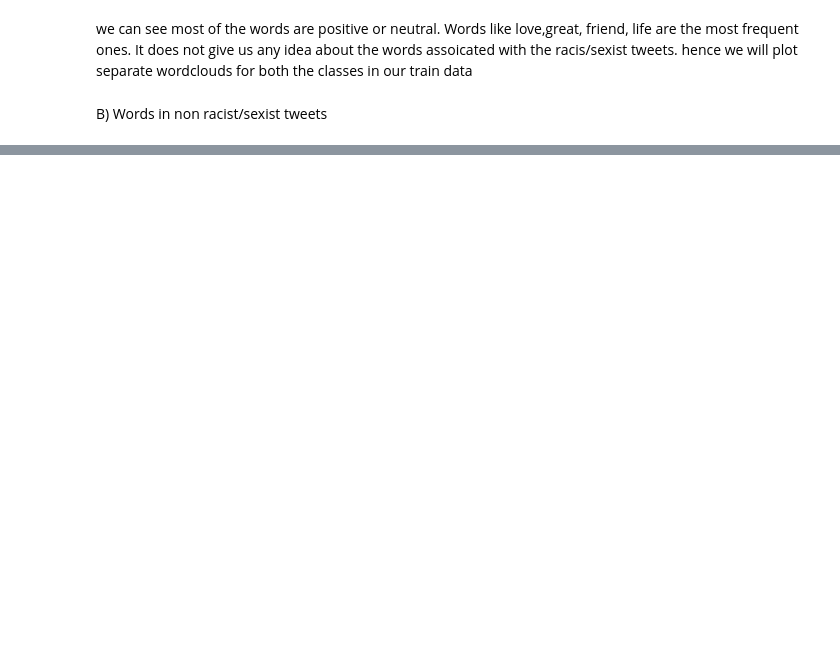
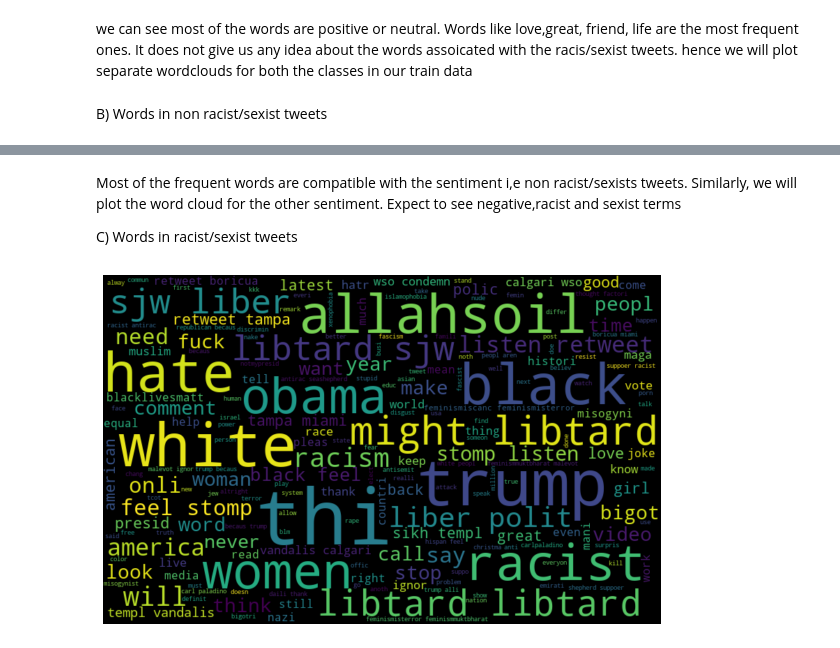
Before and after one commit to Varanasi-Akshay/Twitter_sentiment, a Jupyter notebook: Twitter_sentiment.ipynb, the cells around one changed output, grey strips where cells are left out. Saved outputs shown, nothing was run; the diff lists cells and outputs as text; code cells hidden in the pictures; blank space fills up the shorter version.

```diff
--- a/Twitter_sentiment.ipynb
+++ b/Twitter_sentiment.ipynb
@@ -205,0 +212,13 @@ B) Words in non racist/sexist tweets
+# %% [markdown]
+Most of the frequent words are compatible with the sentiment i,e non racist/sexists tweets. Similarly, we will plot the word cloud for the other sentiment. Expect to see negative,racist and sexist terms
+
+C) Words in racist/sexist tweets
+# %%
+negative_words = " ".join([text for text in combi['tidy_tweet'][combi['label']==1]])
+wordcloud = WordCloud(width=800, height=500, random_state =21, max_font_size=110).generate(negative_words)
+plt.figure(figsize=(10,7))
+plt.imshow(wordcloud,interpolation="bilinear")
+plt.axis('off')
+plt.show()
+# %% [output]
+[figure, added]
```
Also changed, not shown: parts of 25 cells of this notebook.
